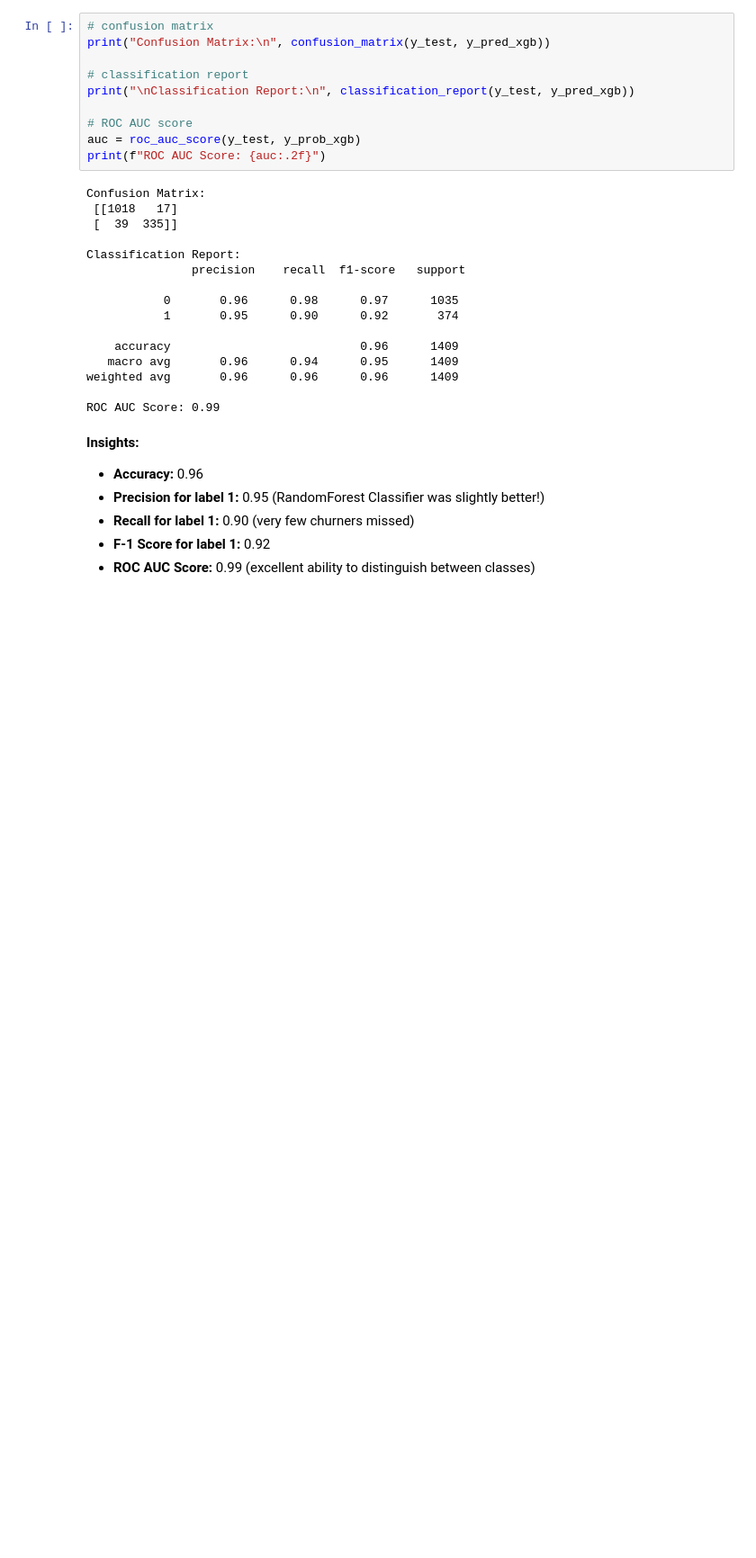
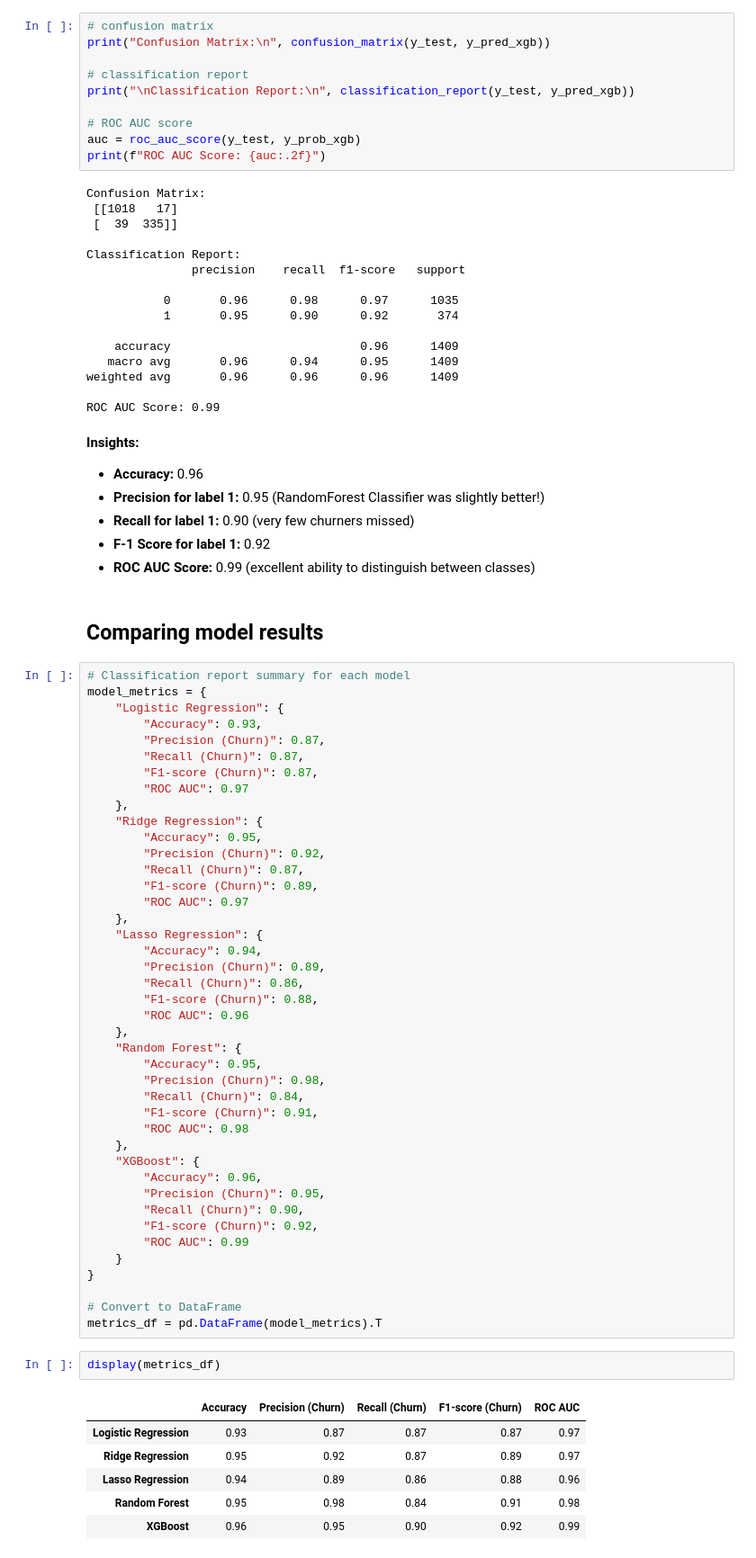
Before and after one commit to sowmyamaddali/customer-churn-prediction, a Jupyter notebook: notebooks/churn_treeModeling.ipynb, the cells around one changed output. Shown at 90% size. Cells and saved outputs as stored; diff of their text form; blank space fills up the shorter version.

```diff
--- a/notebooks/churn_treeModeling.ipynb
+++ b/notebooks/churn_treeModeling.ipynb
@@ -187,3 +187,56 @@ ROC AUC Score: 0.99
 - **Recall for label 1:** 0.90 (very few churners missed)
 - **F-1 Score for label 1:** 0.92
 - **ROC AUC Score:** 0.99 (excellent ability to distinguish between classes)
+# %% [markdown]
+## Comparing model results
+# %%
+# Classification report summary for each model
+model_metrics = {
+    "Logistic Regression": {
+        "Accuracy": 0.93,
+        "Precision (Churn)": 0.87,
+        "Recall (Churn)": 0.87,
+        "F1-score (Churn)": 0.87,
+        "ROC AUC": 0.97
+    },
+    "Ridge Regression": {
+        "Accuracy": 0.95,
+        "Precision (Churn)": 0.92,
+        "Recall (Churn)": 0.87,
+        "F1-score (Churn)": 0.89,
+        "ROC AUC": 0.97
+    },
+    "Lasso Regression": {
+        "Accuracy": 0.94,
+        "Precision (Churn)": 0.89,
+        "Recall (Churn)": 0.86,
+        "F1-score (Churn)": 0.88,
+        "ROC AUC": 0.96
+    },
+    "Random Forest": {
+        "Accuracy": 0.95,
+        "Precision (Churn)": 0.98,
+        "Recall (Churn)": 0.84,
+        "F1-score (Churn)": 0.91,
+        "ROC AUC": 0.98
+    },
+    "XGBoost": {
+        "Accuracy": 0.96,
+        "Precision (Churn)": 0.95,
+        "Recall (Churn)": 0.90,
+        "F1-score (Churn)": 0.92,
+        "ROC AUC": 0.99
+    }
+}
+
+# Convert to DataFrame
+metrics_df = pd.DataFrame(model_metrics).T
+# %%
+display(metrics_df)
+# %% [output]
+|  | Accuracy | Precision (Churn) | Recall (Churn) | F1-score (Churn) | ROC AUC |
+| Logistic Regression | 0.93 | 0.87 | 0.87 | 0.87 | 0.97 |
+| Ridge Regression | 0.95 | 0.92 | 0.87 | 0.89 | 0.97 |
+| Lasso Regression | 0.94 | 0.89 | 0.86 | 0.88 | 0.96 |
+| Random Forest | 0.95 | 0.98 | 0.84 | 0.91 | 0.98 |
+| XGBoost | 0.96 | 0.95 | 0.90 | 0.92 | 0.99 |
```
Also changed, not shown: parts of 1 cell of this notebook.
